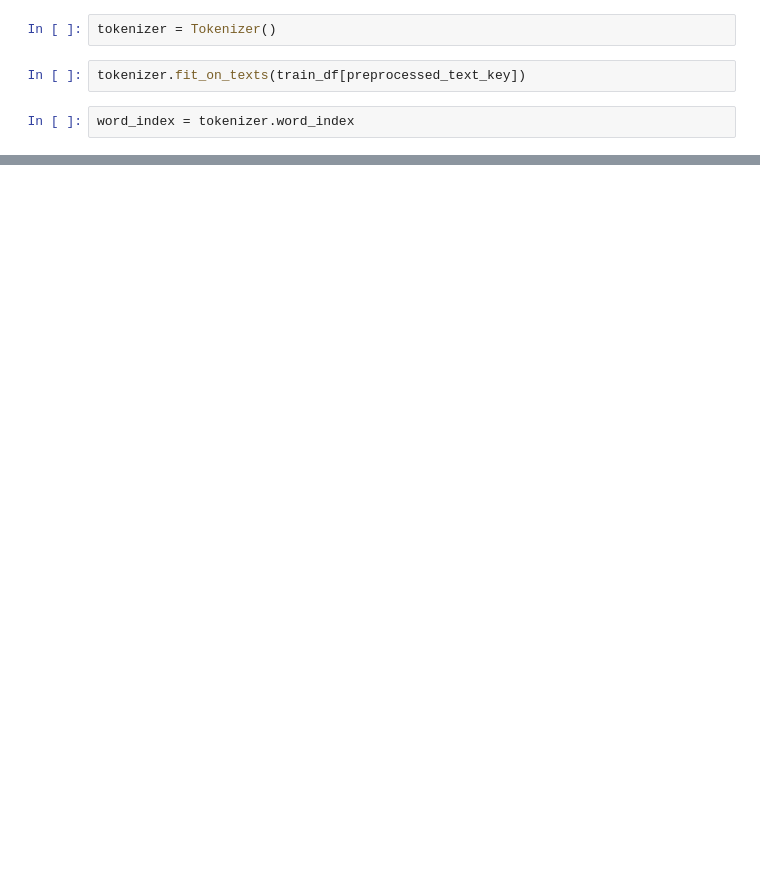
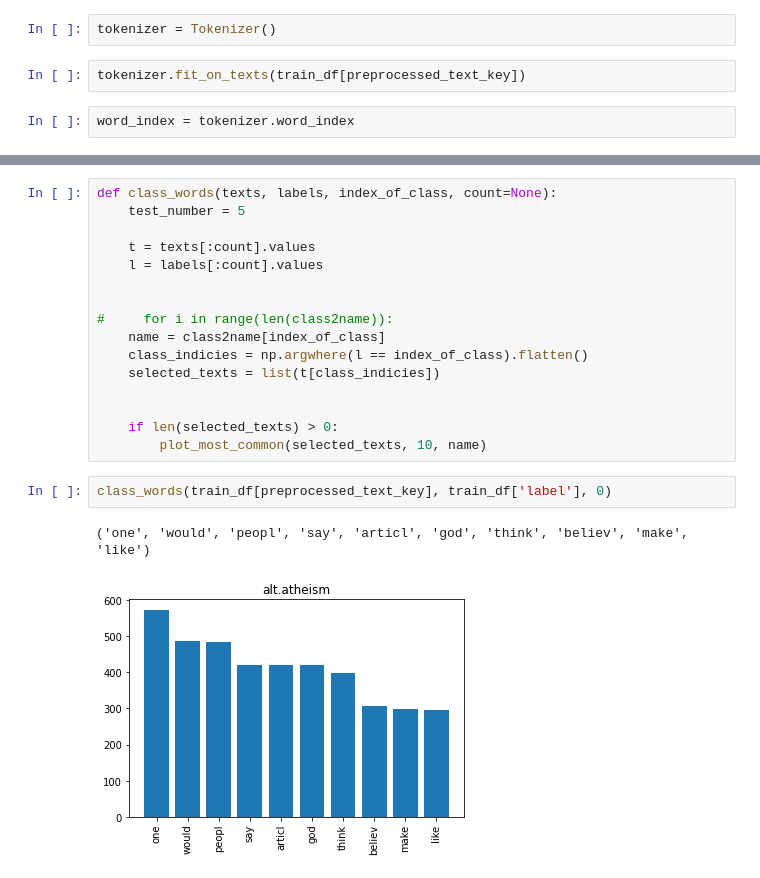
Before and after one commit to pro0255/NLP_Sentiment_analysis, a Jupyter notebook: 20_news_group_analysis.ipynb, the cells around one changed output, grey strips where cells are left out. Cells and saved outputs as stored; diff of their text form; blank space fills up the shorter version.

```diff
--- a/20_news_group_analysis.ipynb
+++ b/20_news_group_analysis.ipynb
@@ -243,0 +250,21 @@ print(word_index)
+# %%
+def class_words(texts, labels, index_of_class, count=None):
+    test_number = 5
+
+    t = texts[:count].values
+    l = labels[:count].values
+
+
+#     for i in range(len(class2name)):
+    name = class2name[index_of_class]
+    class_indicies = np.argwhere(l == index_of_class).flatten()
+    selected_texts = list(t[class_indicies])
+
+
+    if len(selected_texts) > 0:
+        plot_most_common(selected_texts, 10, name)
+# %%
+class_words(train_df[preprocessed_text_key], train_df['label'], 0)
+# %% [output]
+('one', 'would', 'peopl', 'say', 'articl', 'god', 'think', 'believ', 'make', 'like')
+[figure, added]
```
Also changed, not shown: parts of 23 cells of this notebook, 1 other file.
